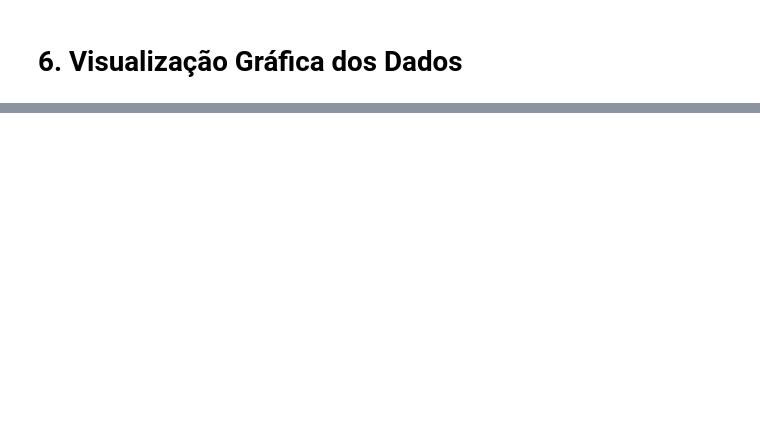
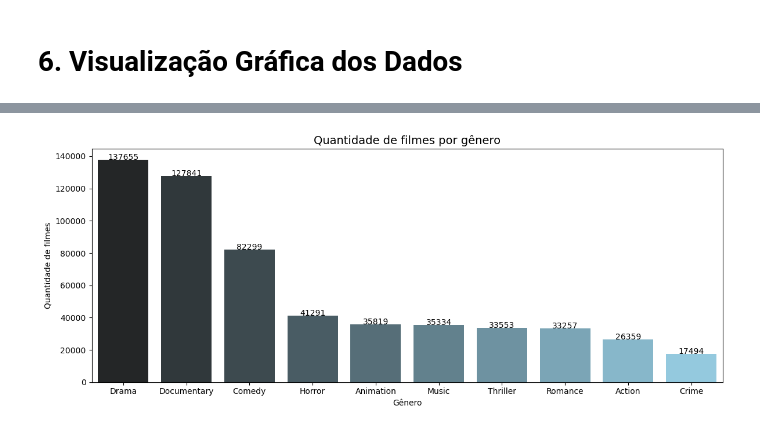
Before and after one commit to gubrandaods7/tmdb-database-analysis, a Jupyter notebook: main.ipynb, the cells around one changed output, grey strips where cells are left out. Drawn from its saved outputs; the diff is of its cells as text; code cells hidden in the pictures; blank space fills up the shorter version.

```diff
--- a/main.ipynb
+++ b/main.ipynb
@@ -293,0 +308,12 @@ df_resultado
+# %%
+query = """
+SELECT genres, COUNT(genres) AS total_filmes_genero
+FROM tmdb
+WHERE ano BETWEEN 2000 AND 2025
+GROUP BY genres
+ORDER BY total_filmes_genero desc
+LIMIT 10;
+"""
+
+df_resultado_generos = pd.read_sql_query(query, conn)
+df_resultado_generos
@@ -350,0 +743,27 @@ df_genres.head()
+# %%
+# Quantidade de filmes por ano
+
+df_resultado_generos
+
+# Preparando o plot
+plt.figure(figsize=(12, 5))  # gráfico mais compacto
+ax = sns.barplot(
+    x=df_resultado_generos["genres"],
+    y=df_resultado_generos["total_filmes_genero"],
+    hue=df_resultado_generos["genres"],
+    palette="dark:skyblue",
+    #legend = 'brief'
+)
+
+# Adicionando os valores em cima das barras
+for i, v in enumerate(df_resultado_generos["total_filmes_genero"]):
+    ax.text(i, v + 20, str(int(v)), ha='center', fontsize=10)
+
+# Personalizando o gráfico
+plt.title("Quantidade de filmes por gênero", fontsize=14)
+plt.xlabel("Gênero")
+plt.ylabel("Quantidade de filmes")
+plt.tight_layout()
+plt.show()
+# %% [output]
+[figure, added]
```
Also changed, not shown: parts of 29 cells of this notebook, 2 other files.
